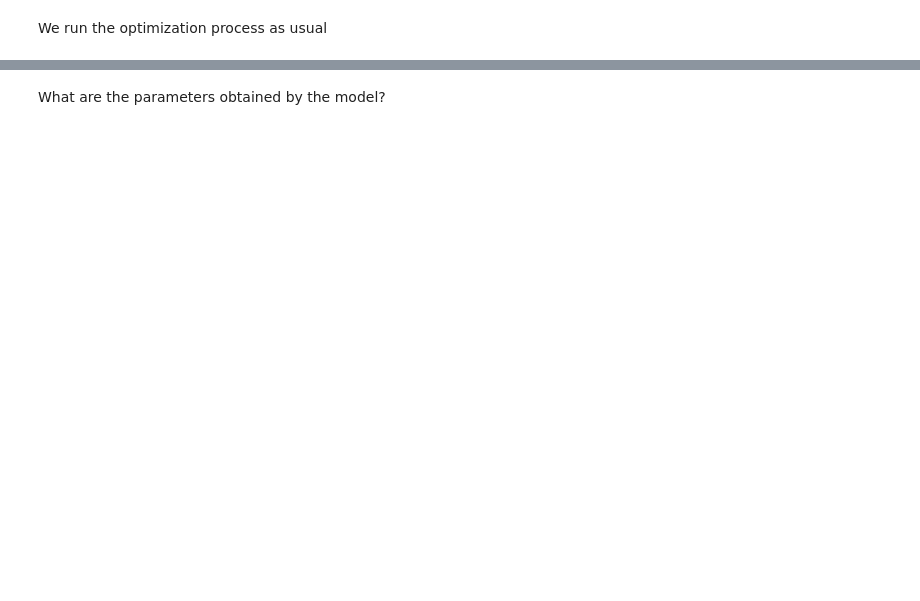
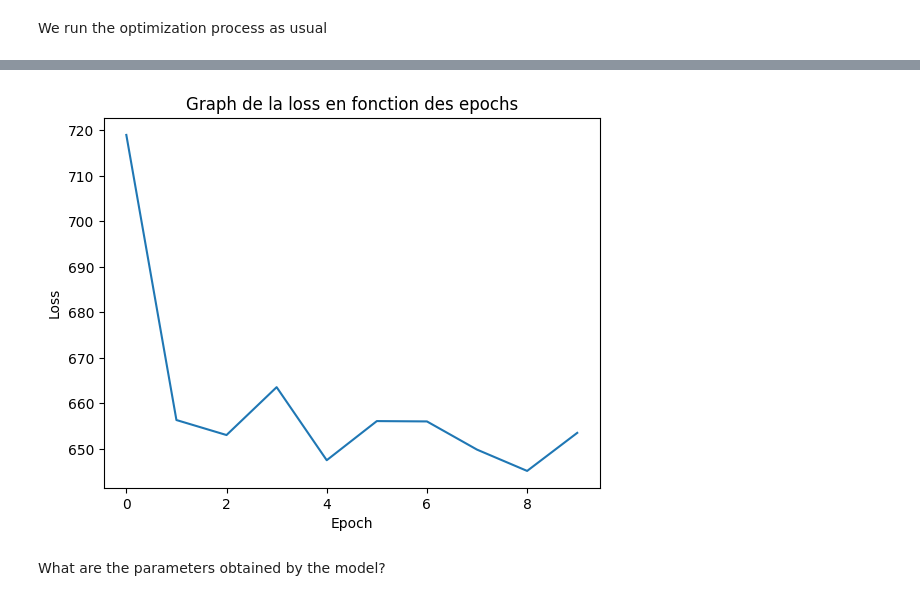
Before and after one commit to MartinDelhaye/Projet-ML-Mobile, a Jupyter notebook: regression_one_neuron/regression_one_neuron.ipynb, the cells around one changed output, grey strips where cells are left out. Saved outputs shown, nothing was run; the diff lists cells and outputs as text; code cells hidden in the pictures; blank space fills up the shorter version.

Commit message:
exercice cours

```diff
--- a/regression_one_neuron/regression_one_neuron.ipynb
+++ b/regression_one_neuron/regression_one_neuron.ipynb
@@ -21,9 +21,9 @@ Build the dataset with noisy points, according to the underlying equation $y = m
 # %%
 # Generate data points
 X = np.random.randn(500, 1)
-m = 2
-b = 3
-noise = 0.5
+m = 4
+b = 1.5
+noise = 10
 y = m * X[:, 0] + b + np.random.normal(scale=noise, size=500)
 
 # Reshape and split the data
@@ -60,4 +62,5 @@ model = nn.Sequential(*layers)
 print(model)
 model = torch.compile(model)
 loss_function = nn.MSELoss()
-optimizer = Adam(model.parameters(), lr=0.1)
+# optimizer = Adam(model.parameters(), lr=0.1) #version de base du cours
+optimizer = SGD(model.parameters(), lr=0.1)
@@ -64,6 +72,7 @@ optimizer = Adam(model.parameters(), lr=0.1)
 # %% [markdown]
 We run the optimization process as usual
 # %%
+losses = []
 loss = 0
 epochs = 10
 for epoch in range(epochs):
@@ -76,4 +85,5 @@ for epoch in range(epochs):
         optimizer.step()
 
         loss += batch_loss.item()
+    losses.append(loss)
     print(f'Epoch:{epoch + 1:5d}' + ' | ' f'Train Loss: {loss:.4f}')
@@ -80,3 +101,11 @@ for epoch in range(epochs):
+# %%
+plt.plot(losses)
+plt.title("Graph de la loss en fonction des epochs")
+plt.xlabel("Epoch")
+plt.ylabel("Loss")
+plt.show()
+# %% [output]
+[figure, added]
 # %% [markdown]
 What are the parameters obtained by the model?
 # %%
```
Also changed, not shown: parts of 6 cells of this notebook.
